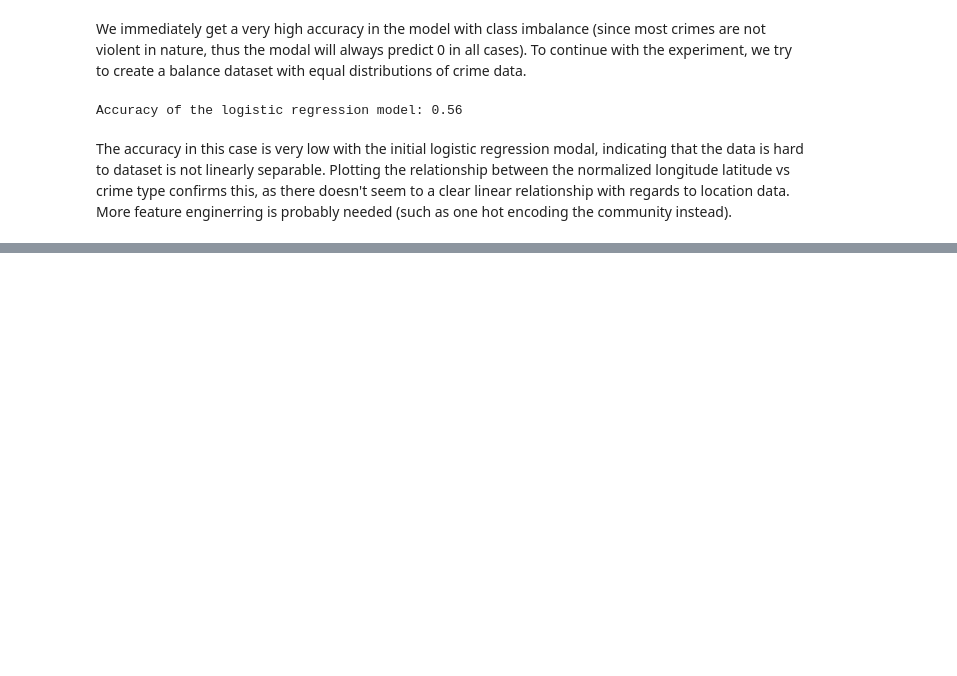
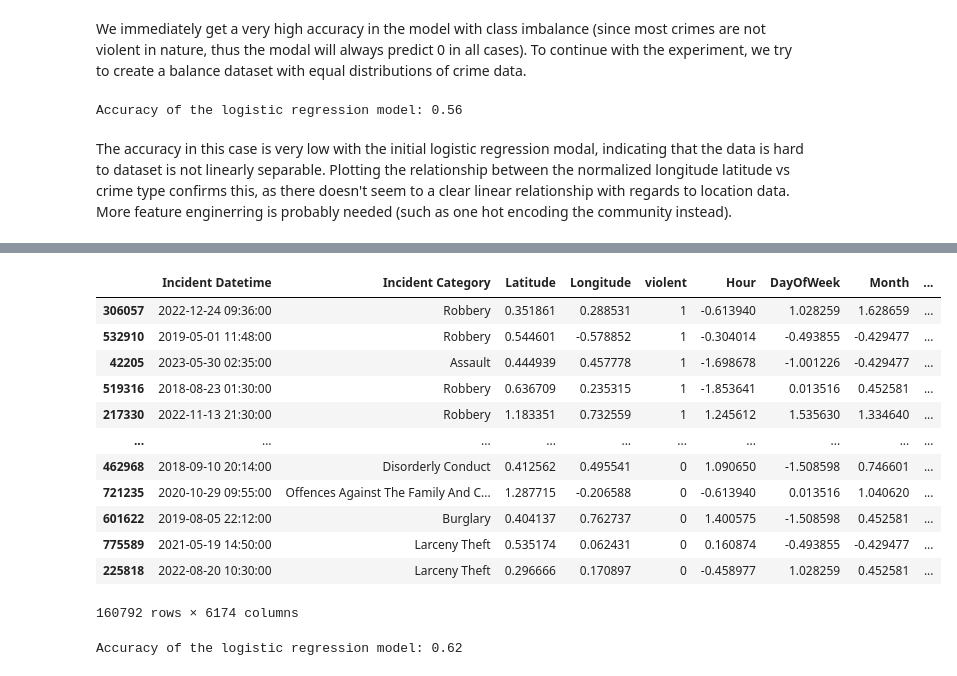
Before and after one commit to zhubzy/SF-Incident-Prediction, a Jupyter notebook: SF_Incident_Prediction.ipynb, the cells around one changed output, grey strips where cells are left out. Drawn from its saved outputs; the diff is of its cells as text; code cells hidden in the pictures; blank space fills up the shorter version.

```diff
--- a/SF_Incident_Prediction.ipynb
+++ b/SF_Incident_Prediction.ipynb
@@ -395,0 +421,17 @@ plt.show()
+# %%
+df_encoded = pd.get_dummies(balanced_df, columns=['Intersection'], prefix='Community')
+df_encoded
+# %% [output]
+|  | Incident Datetime | Incident Category | Latitude | Longitude | violent | Hour | DayOfWeek | Month | ... |
+| 306057 | 2022-12-24 09:36:00 | Robbery | 0.351861 | 0.288531 | 1 | -0.613940 | 1.028259 | 1.628659 | ... |
+| 532910 | 2019-05-01 11:48:00 | Robbery | 0.544601 | -0.578852 | 1 | -0.304014 | -0.493855 | -0.429477 | ... |
+| 42205 | 2023-05-30 02:35:00 | Assault | 0.444939 | 0.457778 | 1 | -1.698678 | -1.001226 | -0.429477 | ... |
+| 519316 | 2018-08-23 01:30:00 | Robbery | 0.636709 | 0.235315 | 1 | -1.853641 | 0.013516 | 0.452581 | ... |
+| 217330 | 2022-11-13 21:30:00 | Robbery | 1.183351 | 0.732559 | 1 | 1.245612 | 1.535630 | 1.334640 | ... |
+| ... | ... | ... | ... | ... | ... | ... | ... | ... | ... |
+| 462968 | 2018-09-10 20:14:00 | Disorderly Conduct | 0.412562 | 0.495541 | 0 | 1.090650 | -1.508598 | 0.746601 | ... |
+| 721235 | 2020-10-29 09:55:00 | Offences Against The Family And C... | 1.287715 | -0.206588 | 0 | -0.613940 | 0.013516 | 1.040620 | ... |
+| 601622 | 2019-08-05 22:12:00 | Burglary | 0.404137 | 0.762737 | 0 | 1.400575 | -1.508598 | 0.452581 | ... |
+| 775589 | 2021-05-19 14:50:00 | Larceny Theft | 0.535174 | 0.062431 | 0 | 0.160874 | -0.493855 | -0.429477 | ... |
+| 225818 | 2022-08-20 10:30:00 | Larceny Theft | 0.296666 | 0.170897 | 0 | -0.458977 | 1.028259 | 0.452581 | ... |
+160792 rows × 6174 columns
@@ -395,0 +445,10 @@ plt.show()
+# %%
+log_reg = LogisticRegression(max_iter=1000)
+log_reg.fit(X_train, Y_train)
+
+y_pred = log_reg.predict(X_test)
+
+accuracy = accuracy_score(Y_test, y_pred)
+print(f'Accuracy of the logistic regression model: {accuracy:.2f}')
+# %% [output]
+Accuracy of the logistic regression model: 0.62
```
Also changed, not shown: parts of 17 cells of this notebook.
